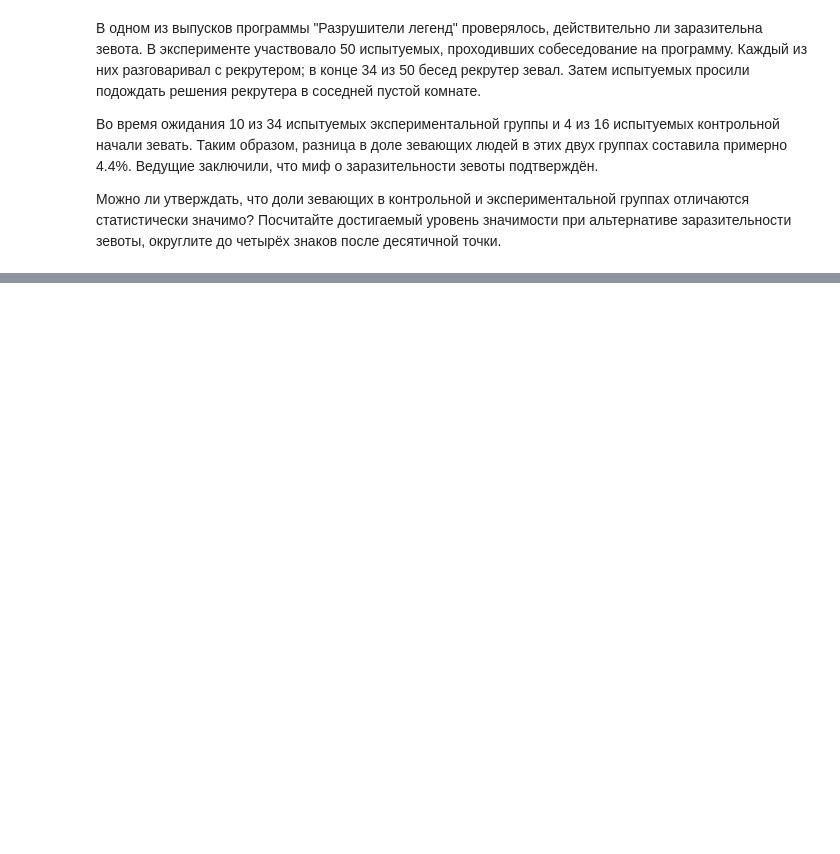
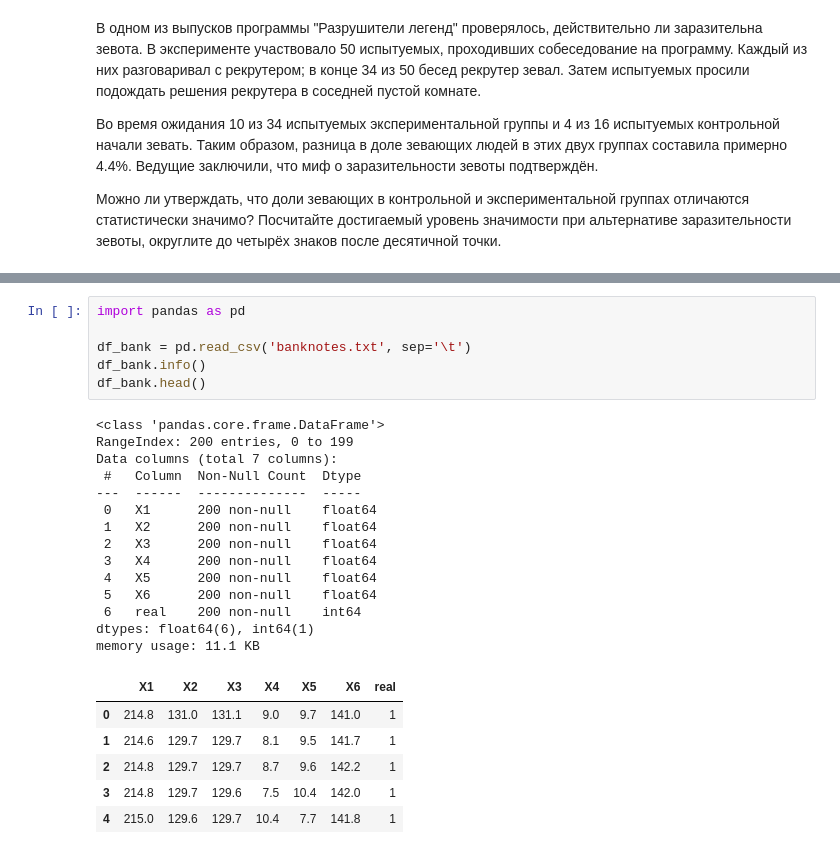
Before and after one commit to alimar05/-, a Jupyter notebook: Построение выводов по данным/Неделя 2/Параметрические критерии/Параметрические критерии.ipynb, the cells around one changed output, grey strips where cells are left out. Saved outputs shown, nothing was run; the diff lists cells and outputs as text; blank space fills up the shorter version.

```diff
--- a/Построение выводов по данным/Неделя 2/Параметрические критерии/Параметрические критерии.ipynb
+++ b/Построение выводов по данным/Неделя 2/Параметрические критерии/Параметрические критерии.ipynb
@@ -6,0 +59,27 @@
+# %%
+import pandas as pd
+
+df_bank = pd.read_csv('banknotes.txt', sep='\t')
+df_bank.info()
+df_bank.head()
+# %% [output]
+<class 'pandas.core.frame.DataFrame'>
+RangeIndex: 200 entries, 0 to 199
+Data columns (total 7 columns):
+ #   Column  Non-Null Count  Dtype
+---  ------  --------------  -----
+ 0   X1      200 non-null    float64
+ 1   X2      200 non-null    float64
+ 2   X3      200 non-null    float64
+ 3   X4      200 non-null    float64
+ 4   X5      200 non-null    float64
+ 5   X6      200 non-null    float64
+ 6   real    200 non-null    int64
+dtypes: float64(6), int64(1)
+memory usage: 11.1 KB
+|  | X1 | X2 | X3 | X4 | X5 | X6 | real |
+| 0 | 214.8 | 131.0 | 131.1 | 9.0 | 9.7 | 141.0 | 1 |
+| 1 | 214.6 | 129.7 | 129.7 | 8.1 | 9.5 | 141.7 | 1 |
+| 2 | 214.8 | 129.7 | 129.7 | 8.7 | 9.6 | 142.2 | 1 |
+| 3 | 214.8 | 129.7 | 129.6 | 7.5 | 10.4 | 142.0 | 1 |
+| 4 | 215.0 | 129.6 | 129.7 | 10.4 | 7.7 | 141.8 | 1 |
```
Also changed, not shown: parts of 18 cells of this notebook, 2 other files.
